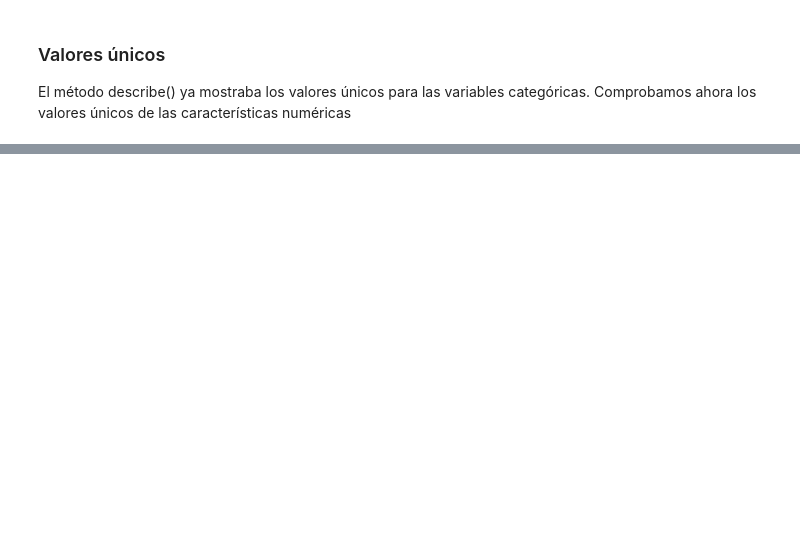
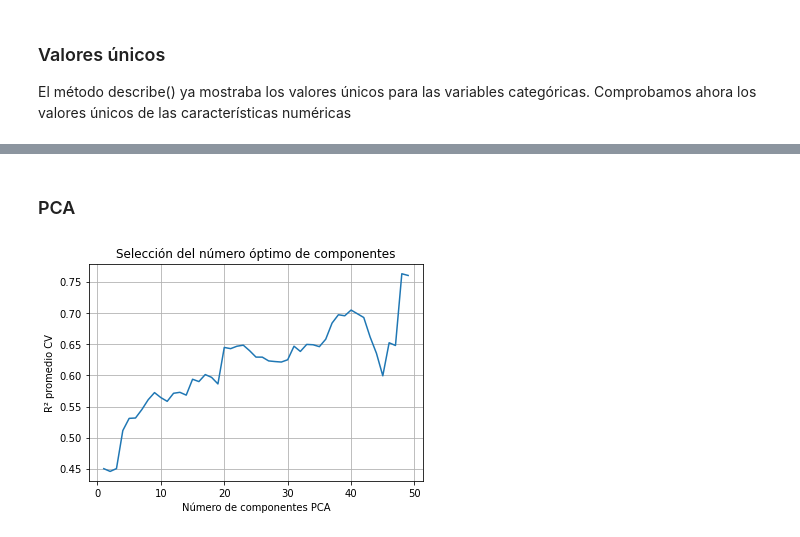
Before and after one commit to anavagi/anticoagulant-patology-analysis, a Jupyter notebook: Exploration_and_Classification.ipynb, the cells around one changed output, grey strips where cells are left out. Drawn from its saved outputs; the diff is of its cells as text; code cells hidden in the pictures; blank space fills up the shorter version.

```diff
--- a/Exploration_and_Classification.ipynb
+++ b/Exploration_and_Classification.ipynb
@@ -601,4 +613,2 @@ df_patients_observations_medications_INR['Stress_Level'] = df_patients_observati
-# %%
-df_patients_observations_medications_INR = pd.get_dummies(df_patients_observations_medications_INR, columns=['Stress_Level'], prefix='Stress')
 # %% [markdown]
 **Variable Medication**
@@ -619,8 +631,6 @@ med_map = {
 
 # Aplicar mapeo
 df_patients_observations_medications_INR['Medication'] = df_patients_observations_medications_INR['Medication'].map(med_map)
-
-df_patients_observations_medications_INR = pd.get_dummies(df_patients_observations_medications_INR, columns=['Medication'], prefix='Med')
 # %% [markdown]
 ### Duplicados
 # %%
@@ -634,3 +646,9 @@ df_patients_observations_medications_INR = df_patients_observations_medications_
+# %%
+
+df_patients_observations_medications_INR
+cols_to_drop = ["Height", "Weight","Mean_BP","RDW_Ratio","eGFR","Globulin","HbA1c","MCV","MCH","MCHC","RDW","MPV","Basophils_Pct","Globulin","Eosinophils_Pct","Eosinophils_Abs","D_Dimer","Procalcitonin","Neutrophils_Abs","Neutrophils_Pct","Lymphocytes_Abs","Lymphocytes_Pct","Monocytes_Abs","Monocytes_Pct","Basophils_Abs","Cholesterol_Total","Basophils_Pct","Medication"]
+
+df_patients_observations_medications_INR.drop(cols_to_drop, axis=1, inplace=True)
 # %% [markdown]
 ### Rangos y estadística básica
 # %%
@@ -680,14 +698,3 @@ Por otro lado, la **imputación de valores faltantes** solo tiene sentido en col
 Ejemplos de columnas a aplicar la imputación: Temperature, BMI.
 
 Las variables continuas se imputaran con la mediana y las variables categoricas con la moda.
-# %%
-#Para la variable continua, nos interesa mantenerla para el estudio, se calcularan en funcion de las columnas con valores existentes.
-df_patients_observations_medications_INR['Mean_BP'] = df_patients_observations_medications_INR['DBP'] + (df_patients_observations_medications_INR['SBP'] - df_patients_observations_medications_INR['DBP']) / 3
-
-numerical = df_patients_observations_medications_INR.select_dtypes(include=['int64','float64']).columns.tolist()
-
-
-for col in numerical:
-    if df_patients_observations_medications_INR[col].isnull().any():
-        mean_value = df_patients_observations_medications_INR[col].mean()
-        df_patients_observations_medications_INR[col].fillna(mean_value, inplace=True)
@@ -725,0 +815,24 @@ df_patients_observations_medications_INR.to_csv('df_patients_observations_medica
+# %% [markdown]
+### PCA
+# %%
+y = df_patients_observations_medications_INR["INR"]
+scores = []
+components_range = range(1, 50)  # por ejemplo 1 a 40 componentes
+X_scaled = StandardScaler().fit_transform(X)
+
+for n in components_range:
+    pca = PCA(n_components=n)
+    X_pca = pca.fit_transform(X_scaled)
+
+    model = LinearRegression()
+    score = cross_val_score(model, X_pca, y, cv=5, scoring="r2").mean()
+    scores.append(score)
+
+plt.plot(components_range, scores)
+plt.xlabel('Número de componentes PCA')
+plt.ylabel('R² promedio CV')
+plt.title('Selección del número óptimo de componentes')
+plt.grid()
+plt.show()
+# %% [output]
+[figure, added]
```
Also changed, not shown: parts of 33 cells of this notebook.
